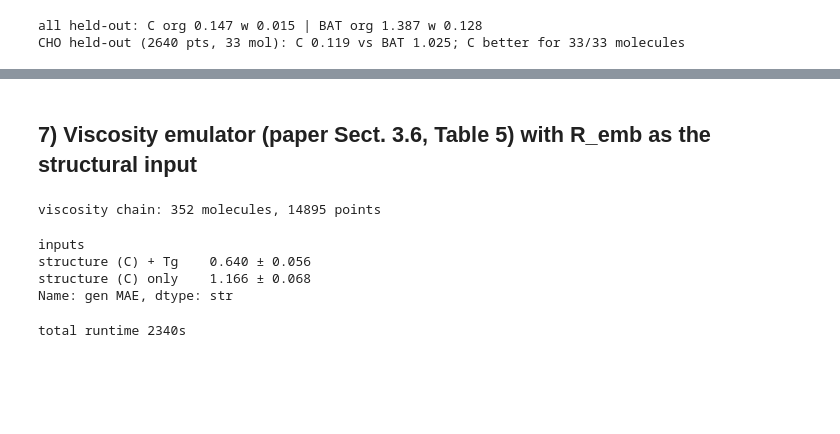
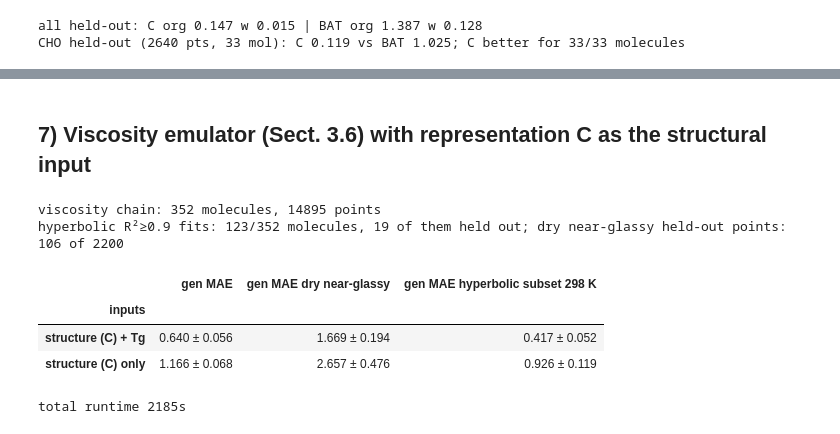
Before and after one commit to SeoulTechPSE/aiomfac-surrogates, a Jupyter notebook: part1_organic_surrogate/02_representation_emb_reruns.ipynb, the cells around one changed output, grey strips where cells are left out. Cells and saved outputs as stored; diff of their text form; code cells hidden in the pictures; blank space fills up the shorter version.

```diff
--- a/part1_organic_surrogate/02_representation_emb_reruns.ipynb
+++ b/part1_organic_surrogate/02_representation_emb_reruns.ipynb
@@ -358,7 +358,7 @@ np.savez_compressed("C_literature_curves.npz", W19=W19, **{f"truth|{k}": v for k
 | 2-Propanol | 0.005 | 0.005 | 0.006 | 0.005 | 0.029 | 0.033 | 0.022 | 0.034 | 0.004 | 0.006 | 0.007 | ... |
 | Malonic acid | 0.022 | 0.010 | 0.008 | 0.011 | 0.061 | 0.057 | 0.057 | 0.035 | 0.018 | 0.013 | 0.007 | ... |
 # %% [markdown]
-## 7) Viscosity emulator (paper Sect. 3.6, Table 5) with R_emb as the structural input
+## 7) Viscosity emulator (Sect. 3.6) with representation C as the structural input
 # %%
 from aiomfac_py.tgml_armeli import predict_tg_ml_smiles
 from aiomfac_py.viscosity import organic_mixture_viscosity, pure_organic_viscosity_vtf
@@ -368,39 +368,61 @@ for d in bim_raw:
     except Exception: continue
     r = smiles_to_components([d["smiles"]], water_as_component1=True)
     if r.removed or not (np.isfinite(tg) and tg > 0): continue
     model = ActivityModel([WATER, Component(2, "o", r.components[1].subgroups)]); rows = []
     for T in (263.15, 283.15, 298.15, 313.15):
         try: eta0 = pure_organic_viscosity_vtf(T, tg)
         except Exception: continue
         for ww in np.linspace(0.98, 0.02, 15):
             try:
                 res = model.evaluate([ww, 1 - ww], T, basis="mass"); aw = float(res.activity[0])
                 eta = organic_mixture_viscosity(model, res.x, T, {2: eta0}).eta_pas
-                if np.isfinite(aw) and 0 < aw <= 1.2 and np.isfinite(eta) and 0 < eta <= 1e12: rows.append((T, aw, np.log10(eta)))
+                if np.isfinite(aw) and 0 < aw <= 1.2 and np.isfinite(eta) and 0 < eta <= 1e12: rows.append((T, aw, np.log10(eta), ww))
             except Exception: pass
     if len(rows) < 10: continue
     o = featurize(d["name"], d["smiles"], "v")
     if o is None: continue
     o["tg"] = tg; vi = len(vm); vm.append(o)
     vr += [(vi,) + x for x in rows]
 vr = np.array(vr); vpm = vr[:, 0].astype(int)
 vcnt = np.array([counts(o) for o in vm]); vtest = np.array([hash100(o["smiles"]) < 15 for o in vm])
 aT = np.column_stack([vr[:, 2], (vr[:, 1] - 293.15) / 20]).astype(np.float32); vy = vr[:, 3:4].astype(np.float32)
 ltg = np.log([o["tg"] for o in vm]).astype(np.float32)[vpm][:, None]
 print(f"viscosity chain: {len(vm)} molecules, {len(vr)} points")
+# subsets for like-for-like comparisons (Sect. 3.6): (i) dry, near-glassy points (w_water <= 0.1 and
+# T <= Tg + 50 K), the regime of the Tg-sensitivity analysis in notebook 04; (ii) the molecules whose 298 K curve
+# admits a hyperbolic fit with R^2 >= 0.9 (the coefficient-model subset), at 298.15 K
+from scipy.optimize import curve_fit
+hyp = lambda a, p0, p1, p2: p0 + p1 / (a - p2)
+good = set()
+for vi in np.unique(vpm):
+    sel = (vpm == vi) & (np.abs(vr[:, 1] - 298.15) < 0.01)
+    if sel.sum() < 8: continue
+    a, y = vr[sel, 2], vr[sel, 3]; o = np.argsort(a); a, y = a[o], y[o]
+    try:
+        p, _ = curve_fit(hyp, a, y, p0=[-3.0, 1.0, -0.5], bounds=([-20, -200, -5], [20, 200, a.min() - 0.05]), maxfev=5000)
+        if 1 - np.sum((y - hyp(a, *p)) ** 2) / (np.sum((y - y.mean()) ** 2) + 1e-12) >= 0.9: good.add(vi)
+    except Exception: pass
+g = np.where(vtest[vpm])[0]
+tgp = np.array([o["tg"] for o in vm])[vpm]
+dry = (vr[g, 4] <= 0.1) & (vr[g, 1] - tgp[g] <= 50)
+hsub = np.array([vpm[i] in good for i in g]) & (np.abs(vr[g, 1] - 298.15) < 0.01)
+print(f"hyperbolic R²≥0.9 fits: {len(good)}/{len(vm)} molecules, {len({vpm[i] for i in g[hsub]})} of them held out; "
+      f"dry near-glassy held-out points: {dry.sum()} of {len(g)}")
 vis = []
 for kind, xe in [("structure (C) only", aT), ("structure (C) + Tg", np.c_[aT, ltg])]:
     for seed in range(3):
         pred, _ = train_C(vcnt[vpm], xe, vy, np.where(~vtest[vpm])[0], seed, interp_split=True, max_epochs=400)
-        g = np.where(vtest[vpm])[0]
-        vis.append({"inputs": kind, "seed": seed, "gen MAE": np.abs(pred(vcnt[vpm[g]], xe[g]) - vy[g]).mean()})
+        e = np.abs(pred(vcnt[vpm[g]], xe[g]) - vy[g])[:, 0]
+        vis.append({"inputs": kind, "seed": seed, "gen MAE": e.mean(), "gen MAE dry near-glassy": e[dry].mean(),
+                    "gen MAE hyperbolic subset 298 K": e[hsub].mean()})
 vis = pd.DataFrame(vis); vis.to_csv("C_viscosity_runs.csv", index=False)
-display(vis.groupby("inputs")["gen MAE"].agg(fmt))
+display(vis.groupby("inputs")[["gen MAE", "gen MAE dry near-glassy", "gen MAE hyperbolic subset 298 K"]].agg(fmt))
 print(f"total runtime {time.time()-T0:.0f}s")
 # %% [output]
 viscosity chain: 352 molecules, 14895 points
+hyperbolic R²≥0.9 fits: 123/352 molecules, 19 of them held out; dry near-glassy held-out points: 106 of 2200
+|  | gen MAE | gen MAE dry near-glassy | gen MAE hyperbolic subset 298 K |
+| inputs |  |  |  |
+| structure (C) + Tg | 0.640 ± 0.056 | 1.669 ± 0.194 | 0.417 ± 0.052 |
+| structure (C) only | 1.166 ± 0.068 | 2.657 ± 0.476 | 0.926 ± 0.119 |
-inputs
-structure (C) + Tg    0.640 ± 0.056
-structure (C) only    1.166 ± 0.068
-Name: gen MAE, dtype: str
+total runtime 2185s
-total runtime 2340s
```
Also changed, not shown: parts of 11 cells of this notebook, 10 other files.
